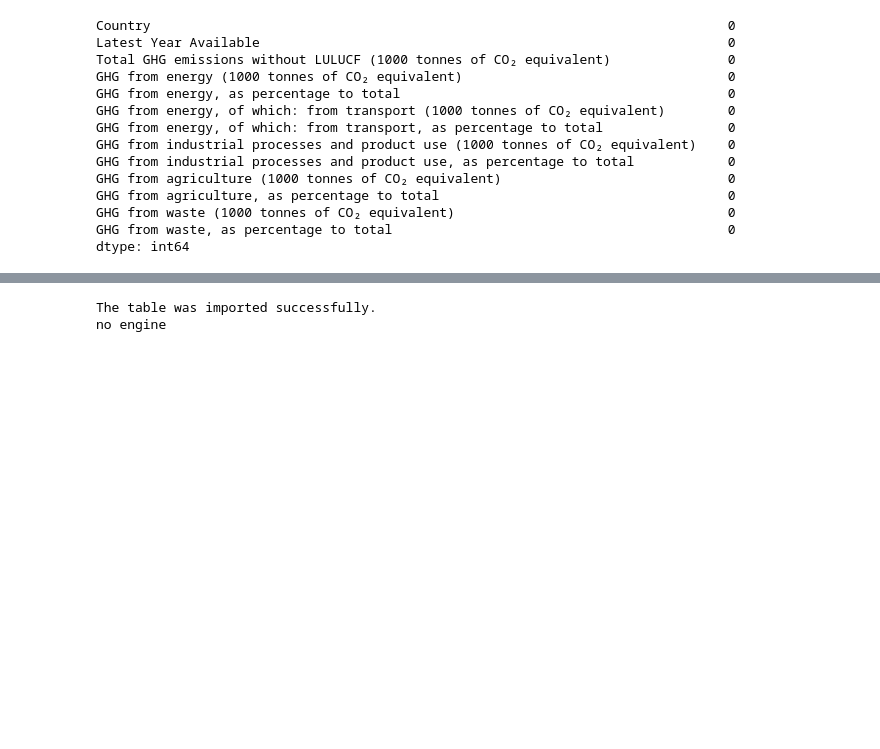
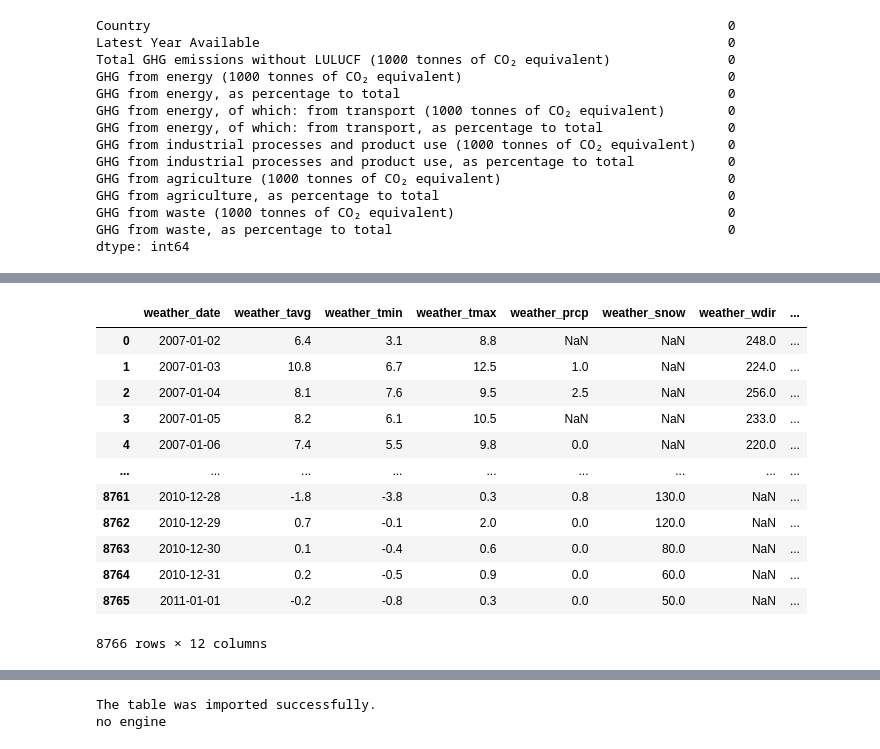
Before and after one commit to ElnazSaeidi/capstone-project-AEJS, a Jupyter notebook: Ella.ipynb, the cells around one changed output, grey strips where cells are left out. Saved outputs shown, nothing was run; the diff lists cells and outputs as text; code cells hidden in the pictures; blank space fills up the shorter version.

```diff
--- a/Ella.ipynb
+++ b/Ella.ipynb
@@ -544,0 +679,67 @@ weather_df_ir_sw
+# %%
+url = "https://meteostat.p.rapidapi.com/stations/daily"
+
+# Set stations
+stations = ["03969",
+            "03962",
+            "03955",
+            "06660",
+            "06700",
+            "06601"
+            ]
+
+# Set API key (defined already)
+headers = {
+	"X-RapidAPI-Key": "38c2ec0004msh8992e15e6b32155p15fd43jsn0376b99a111e",
+	"X-RapidAPI-Host": "meteostat.p.rapidapi.com"
+}
+
+# Create empty dataframe, will be used to append each location's weather data
+weather_df = pd.DataFrame([])
+
+
+
+# Loop through all locations
+for station in stations:
+    # API call start for open weather
+    querystring = {"station":station,"start":"2007-01-02","end":"2011-01-01"}
+
+    response = requests.get(url, headers=headers, params=querystring)
+    #API call end
+
+    # time.sleep(1) #uncomment if you run into a query limit
+
+    # Decode repsonse with json decoder
+    weather_temp = response.json()
+
+    # Flatten json response
+    weather_temp_df = pd.json_normalize(weather_temp,
+                                        sep="_",
+                                        record_path="data",
+                                        meta=["station"],
+                                        record_prefix="weather_",
+                                        errors='ignore'
+                                        )
+    weather_temp_df['station']=station
+    # concatenate dataframes
+    weather_df = pd.concat([weather_df, weather_temp_df], ignore_index=True)
+
+# Print final dataset weather_df
+weather_df_ir_sw_4=weather_df
+weather_df_ir_sw_4.replace(['03969', '03962','03955'], 'Ireland', inplace=True)
+weather_df_ir_sw_4.replace(['06660', '06700', '06601'], 'Switzerland', inplace=True)
+weather_df_ir_sw_4
+# %% [output]
+|  | weather_date | weather_tavg | weather_tmin | weather_tmax | weather_prcp | weather_snow | weather_wdir | ... |
+| 0 | 2007-01-02 | 6.4 | 3.1 | 8.8 | NaN | NaN | 248.0 | ... |
+| 1 | 2007-01-03 | 10.8 | 6.7 | 12.5 | 1.0 | NaN | 224.0 | ... |
+| 2 | 2007-01-04 | 8.1 | 7.6 | 9.5 | 2.5 | NaN | 256.0 | ... |
+| 3 | 2007-01-05 | 8.2 | 6.1 | 10.5 | NaN | NaN | 233.0 | ... |
+| 4 | 2007-01-06 | 7.4 | 5.5 | 9.8 | 0.0 | NaN | 220.0 | ... |
+| ... | ... | ... | ... | ... | ... | ... | ... | ... |
+| 8761 | 2010-12-28 | -1.8 | -3.8 | 0.3 | 0.8 | 130.0 | NaN | ... |
+| 8762 | 2010-12-29 | 0.7 | -0.1 | 2.0 | 0.0 | 120.0 | NaN | ... |
+| 8763 | 2010-12-30 | 0.1 | -0.4 | 0.6 | 0.0 | 80.0 | NaN | ... |
+| 8764 | 2010-12-31 | 0.2 | -0.5 | 0.9 | 0.0 | 60.0 | NaN | ... |
+| 8765 | 2011-01-01 | -0.2 | -0.8 | 0.3 | 0.0 | 50.0 | NaN | ... |
+8766 rows × 12 columns
```
Also changed, not shown: parts of 9 cells of this notebook.
